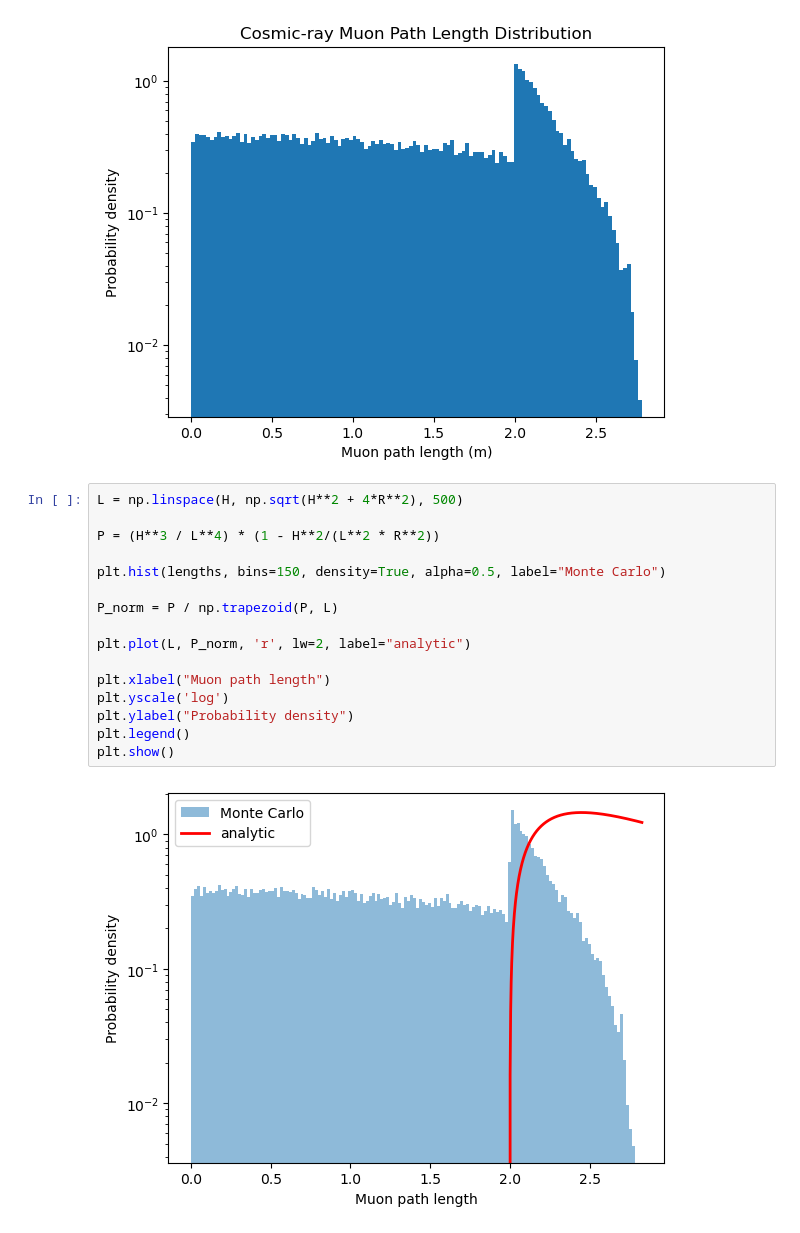
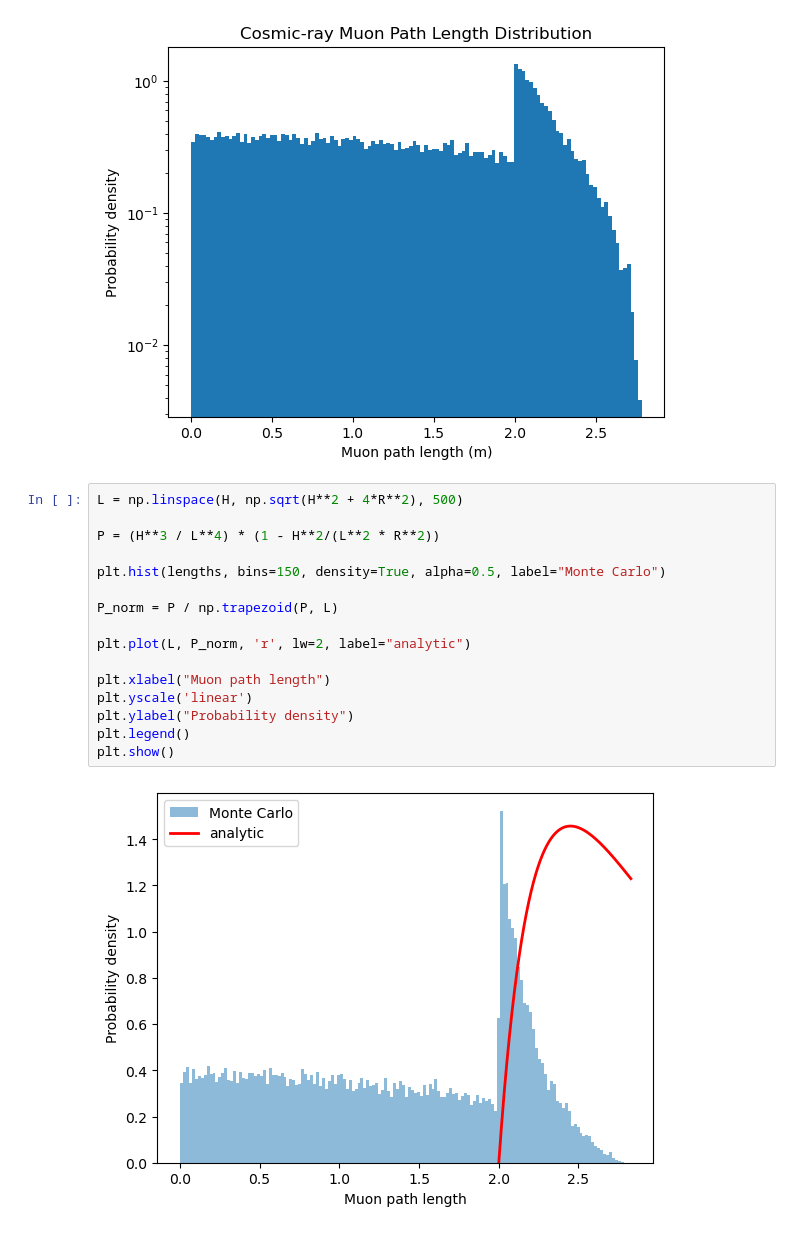
Before and after one commit to villano-lab/NaI_Array_Firmware, a Jupyter notebook: test_firmwares/TrigTest7/data_analysis/Analysis_Notebook/muon_analytical_gpt.ipynb, the cells around one changed output. Cells and saved outputs as stored; diff of their text form.

```diff
--- a/test_firmwares/TrigTest7/data_analysis/Analysis_Notebook/muon_analytical_gpt.ipynb
+++ b/test_firmwares/TrigTest7/data_analysis/Analysis_Notebook/muon_analytical_gpt.ipynb
@@ -90,18 +90,18 @@ plt.show()
 # %%
 L = np.linspace(H, np.sqrt(H**2 + 4*R**2), 500)
 
 P = (H**3 / L**4) * (1 - H**2/(L**2 * R**2))
 
 plt.hist(lengths, bins=150, density=True, alpha=0.5, label="Monte Carlo")
 
 P_norm = P / np.trapezoid(P, L)
 
 plt.plot(L, P_norm, 'r', lw=2, label="analytic")
 
 plt.xlabel("Muon path length")
-plt.yscale('log')
+plt.yscale('linear')
 plt.ylabel("Probability density")
 plt.legend()
 plt.show()
 # %% [output]
-[figure, old version]
+[figure, new version]
```
